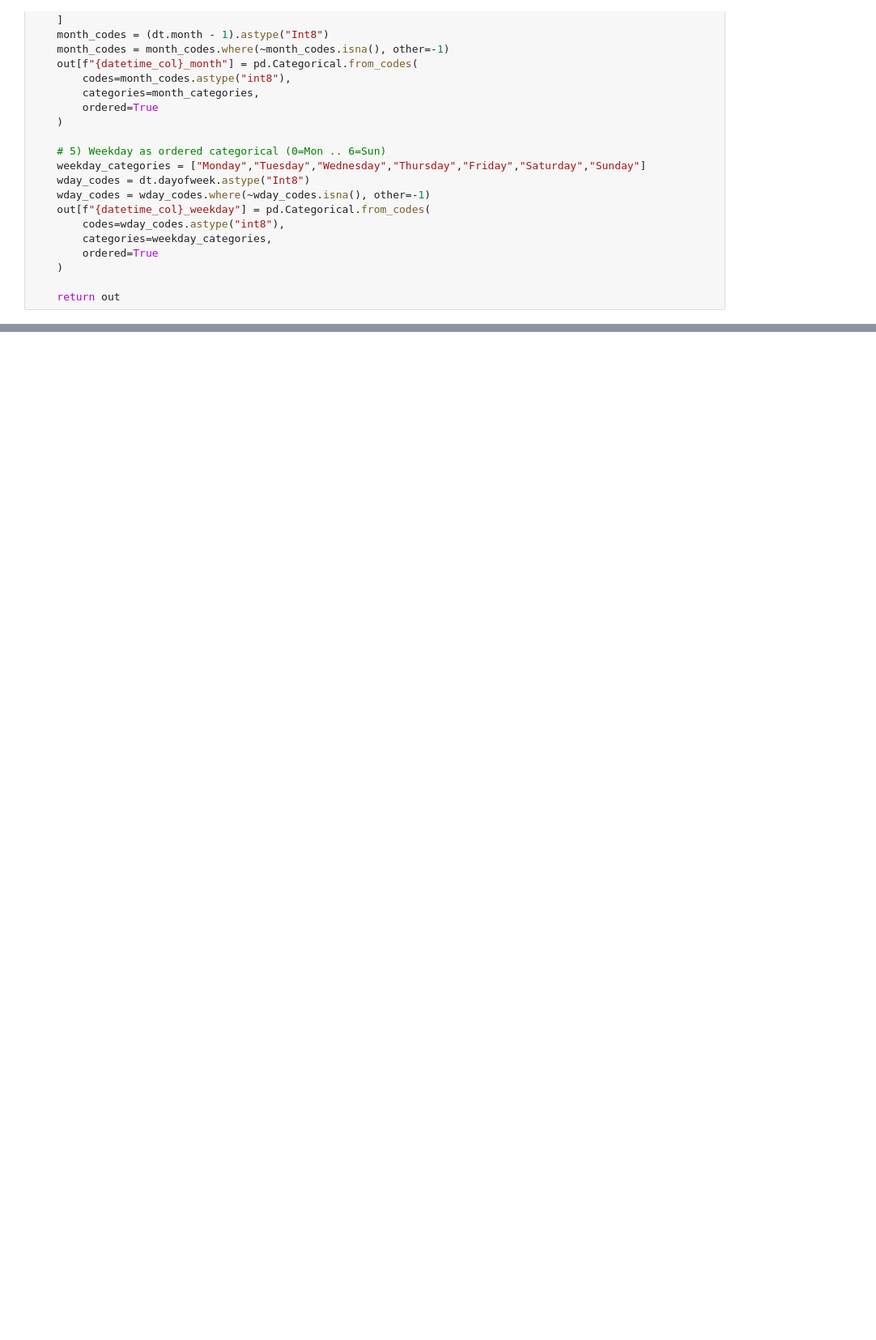
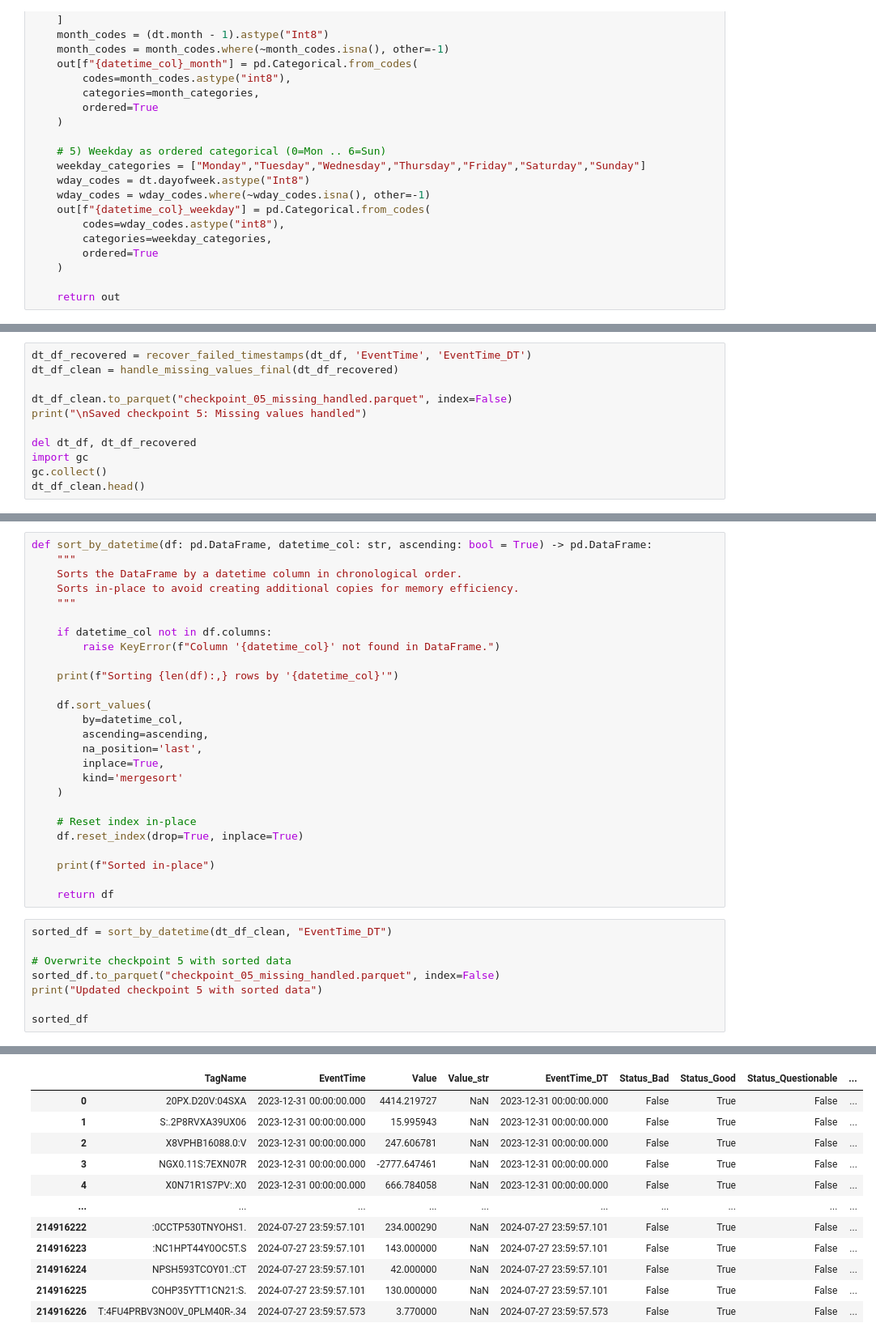
Before and after one commit to rtdip/core, a Jupyter notebook: preprocessing notebook.ipynb, the cells around one changed output, grey strips where cells are left out. Shown at 81% size. Drawn from its saved outputs; the diff is of its cells as text; blank space fills up the shorter version.

```diff
--- a/preprocessing notebook.ipynb
+++ b/preprocessing notebook.ipynb
@@ -250,0 +366,11 @@ dt_df
+# %%
+dt_df_recovered = recover_failed_timestamps(dt_df, 'EventTime', 'EventTime_DT')
+dt_df_clean = handle_missing_values_final(dt_df_recovered)
+
+dt_df_clean.to_parquet("checkpoint_05_missing_handled.parquet", index=False)
+print("\nSaved checkpoint 5: Missing values handled")
+
+del dt_df, dt_df_recovered
+import gc
+gc.collect()
+dt_df_clean.head()
@@ -250,0 +401,35 @@ dt_df
+# %%
+def sort_by_datetime(df: pd.DataFrame, datetime_col: str, ascending: bool = True) -> pd.DataFrame:
+    """
+    Sorts the DataFrame by a datetime column in chronological order.
+    Sorts in-place to avoid creating additional copies for memory efficiency.
+    """
+
+    if datetime_col not in df.columns:
+        raise KeyError(f"Column '{datetime_col}' not found in DataFrame.")
+
+    print(f"Sorting {len(df):,} rows by '{datetime_col}'")
+
+    df.sort_values(
+        by=datetime_col,
+        ascending=ascending,
+        na_position='last',
+        inplace=True,
+        kind='mergesort'
+    )
+
+    # Reset index in-place
+    df.reset_index(drop=True, inplace=True)
+
+    print(f"Sorted in-place")
+
+    return df
+# %%
+sorted_df = sort_by_datetime(dt_df_clean, "EventTime_DT")
+
+# Overwrite checkpoint 5 with sorted data
+sorted_df.to_parquet("checkpoint_05_missing_handled.parquet", index=False)
+print("Updated checkpoint 5 with sorted data")
+
+sorted_df
+# %% [output]
@@ -250,0 +439,12 @@ dt_df
+|  | TagName | EventTime | Value | Value_str | EventTime_DT | Status_Bad | Status_Good | Status_Questionable | ... |
+| 0 | 20PX.D20V:04SXA | 2023-12-31 00:00:00.000 | 4414.219727 | NaN | 2023-12-31 00:00:00.000 | False | True | False | ... |
+| 1 | S:.2P8RVXA39UX06 | 2023-12-31 00:00:00.000 | 15.995943 | NaN | 2023-12-31 00:00:00.000 | False | True | False | ... |
+| 2 | X8VPHB16088.0:V | 2023-12-31 00:00:00.000 | 247.606781 | NaN | 2023-12-31 00:00:00.000 | False | True | False | ... |
+| 3 | NGX0.11S:7EXN07R | 2023-12-31 00:00:00.000 | -2777.647461 | NaN | 2023-12-31 00:00:00.000 | False | True | False | ... |
+| 4 | X0N71R1S7PV:.X0 | 2023-12-31 00:00:00.000 | 666.784058 | NaN | 2023-12-31 00:00:00.000 | False | True | False | ... |
+| ... | ... | ... | ... | ... | ... | ... | ... | ... | ... |
+| 214916222 | :0CCTP530TNYOHS1. | 2024-07-27 23:59:57.101 | 234.000290 | NaN | 2024-07-27 23:59:57.101 | False | True | False | ... |
+| 214916223 | :NC1HPT44Y0OC5T.S | 2024-07-27 23:59:57.101 | 143.000000 | NaN | 2024-07-27 23:59:57.101 | False | True | False | ... |
+| 214916224 | NPSH593TCOY01.:CT | 2024-07-27 23:59:57.101 | 42.000000 | NaN | 2024-07-27 23:59:57.101 | False | True | False | ... |
+| 214916225 | COHP35YTT1CN21:S. | 2024-07-27 23:59:57.101 | 130.000000 | NaN | 2024-07-27 23:59:57.101 | False | True | False | ... |
+| 214916226 | T:4FU4PRBV3NO0V_0PLM40R-.34 | 2024-07-27 23:59:57.573 | 3.770000 | NaN | 2024-07-27 23:59:57.573 | False | True | False | ... |
```
Also changed, not shown: parts of 21 cells of this notebook.
